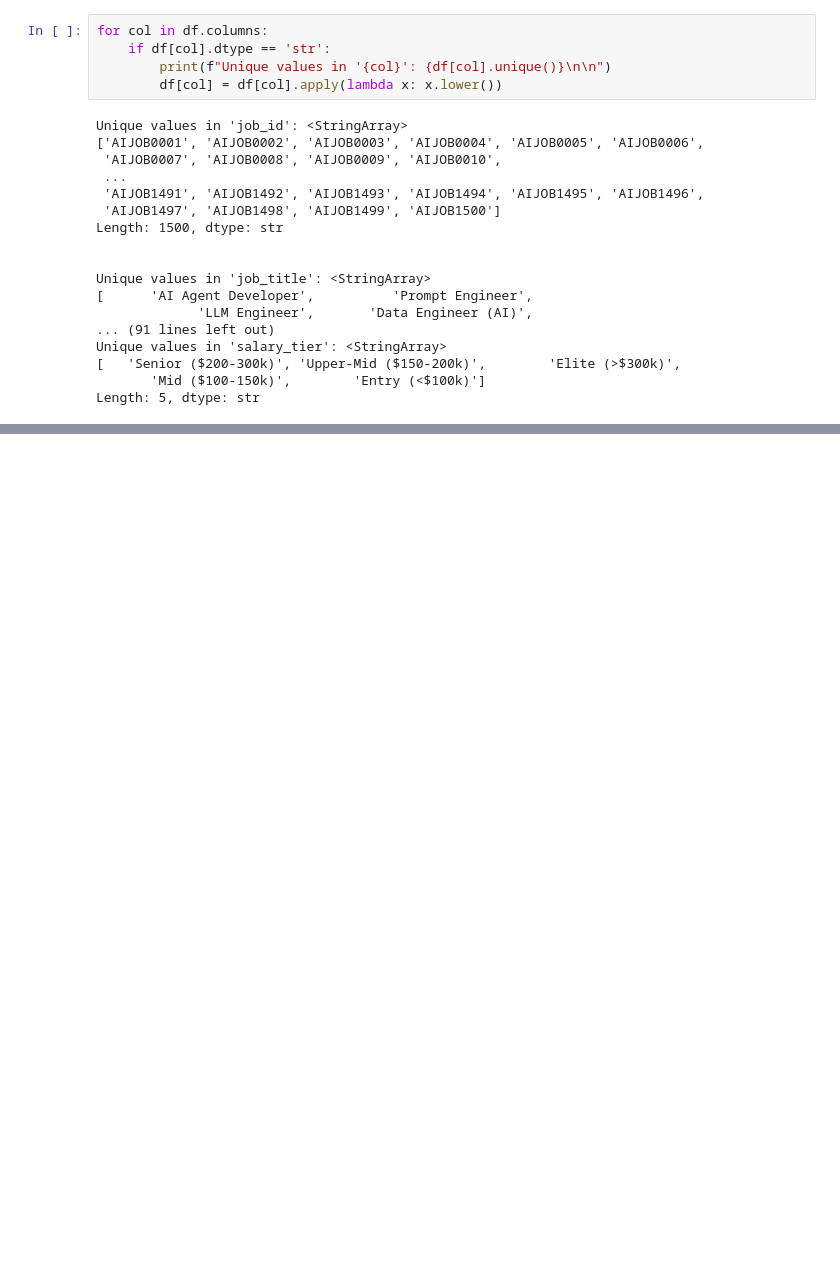
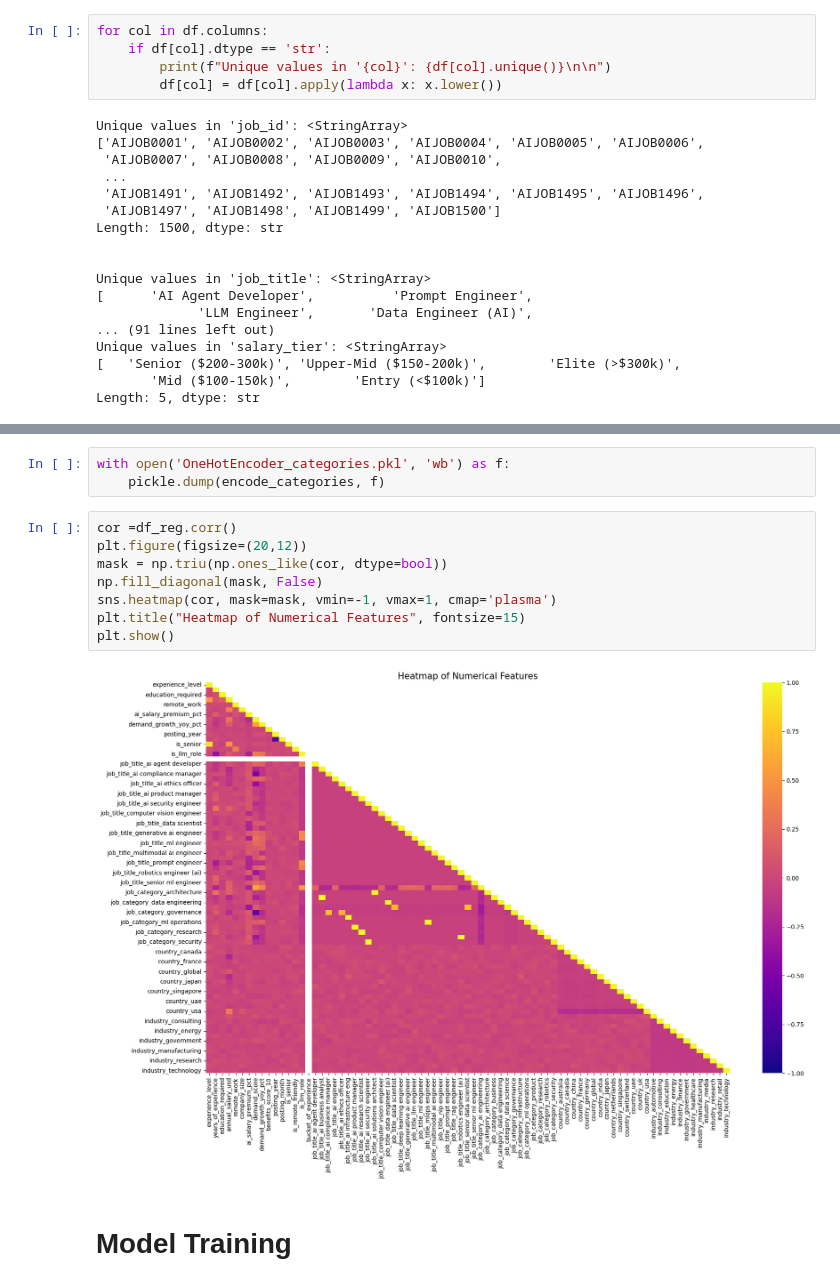
Before and after one commit to LabsVelns/ML-Projects, a Jupyter notebook: Model/train.ipynb, the cells around one changed output, grey strips where cells are left out. Drawn from its saved outputs; the diff is of its cells as text; blank space fills up the shorter version.

```diff
--- a/Model/train.ipynb
+++ b/Model/train.ipynb
@@ -165,0 +169,15 @@ df_reg.head()
+# %%
+with open('OneHotEncoder_categories.pkl', 'wb') as f:
+    pickle.dump(encode_categories, f)
+# %%
+cor =df_reg.corr()
+plt.figure(figsize=(20,12))
+mask = np.triu(np.ones_like(cor, dtype=bool))
+np.fill_diagonal(mask, False)
+sns.heatmap(cor, mask=mask, vmin=-1, vmax=1, cmap='plasma')
+plt.title("Heatmap of Numerical Features", fontsize=15)
+plt.show()
+# %% [output]
+[figure, added]
+# %% [markdown]
+# Model Training
```
Also changed, not shown: parts of 10 cells of this notebook, 2 other files.
